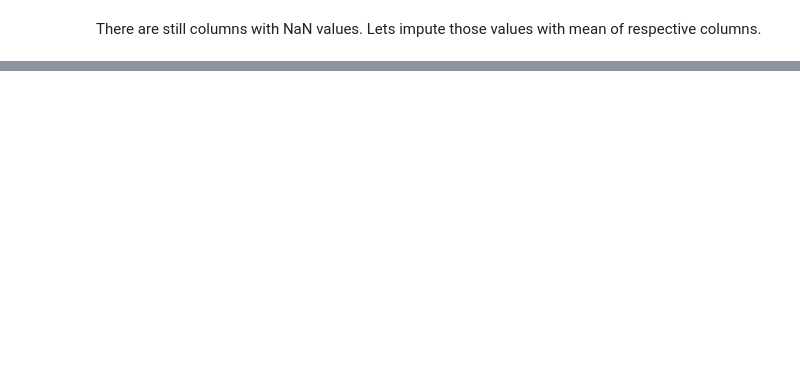
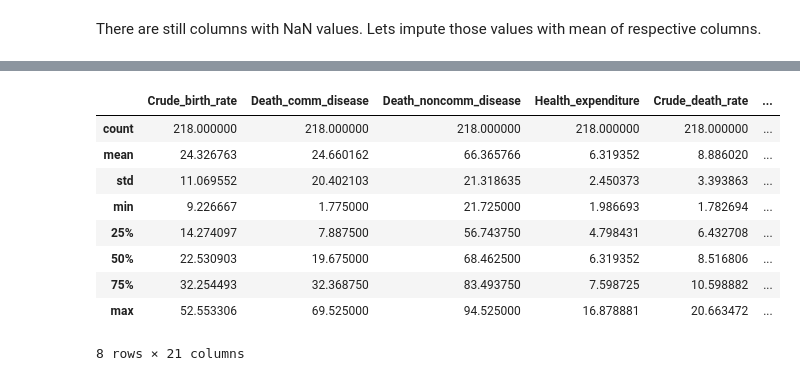
Before and after one commit to susovd/ML-lifeexpectancy-prediction, a Jupyter notebook: 00ETL.ipynb, the cells around one changed output, grey strips where cells are left out. Cells and saved outputs as stored; diff of their text form; code cells hidden in the pictures; blank space fills up the shorter version.

```diff
--- a/00ETL.ipynb
+++ b/00ETL.ipynb
@@ -386,0 +421,14 @@ dtype: int64
+# %%
+#check how much the data summary changed after imputation
+df.describe()
+# %% [output]
+|  | Crude_birth_rate | Death_comm_disease | Death_noncomm_disease | Health_expenditure | Crude_death_rate | ... |
+| count | 218.000000 | 218.000000 | 218.000000 | 218.000000 | 218.000000 | ... |
+| mean | 24.326763 | 24.660162 | 66.365766 | 6.319352 | 8.886020 | ... |
+| std | 11.069552 | 20.402103 | 21.318635 | 2.450373 | 3.393863 | ... |
+| min | 9.226667 | 1.775000 | 21.725000 | 1.986693 | 1.782694 | ... |
+| 25% | 14.274097 | 7.887500 | 56.743750 | 4.798431 | 6.432708 | ... |
+| 50% | 22.530903 | 19.675000 | 68.462500 | 6.319352 | 8.516806 | ... |
+| 75% | 32.254493 | 32.368750 | 83.493750 | 7.598725 | 10.598882 | ... |
+| max | 52.553306 | 69.525000 | 94.525000 | 16.878881 | 20.663472 | ... |
+8 rows × 21 columns
```
Also changed, not shown: parts of 46 cells of this notebook, 1 other file.
